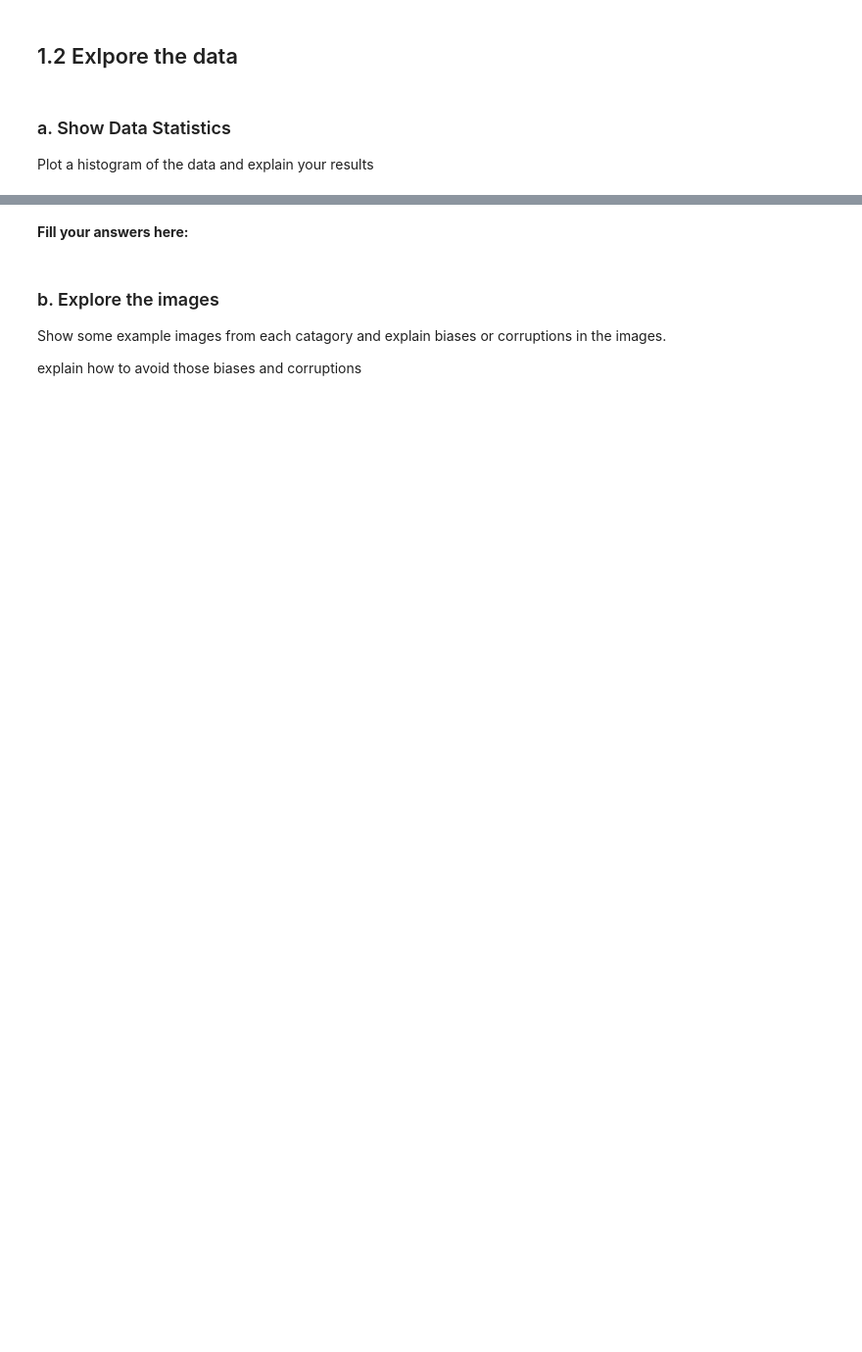
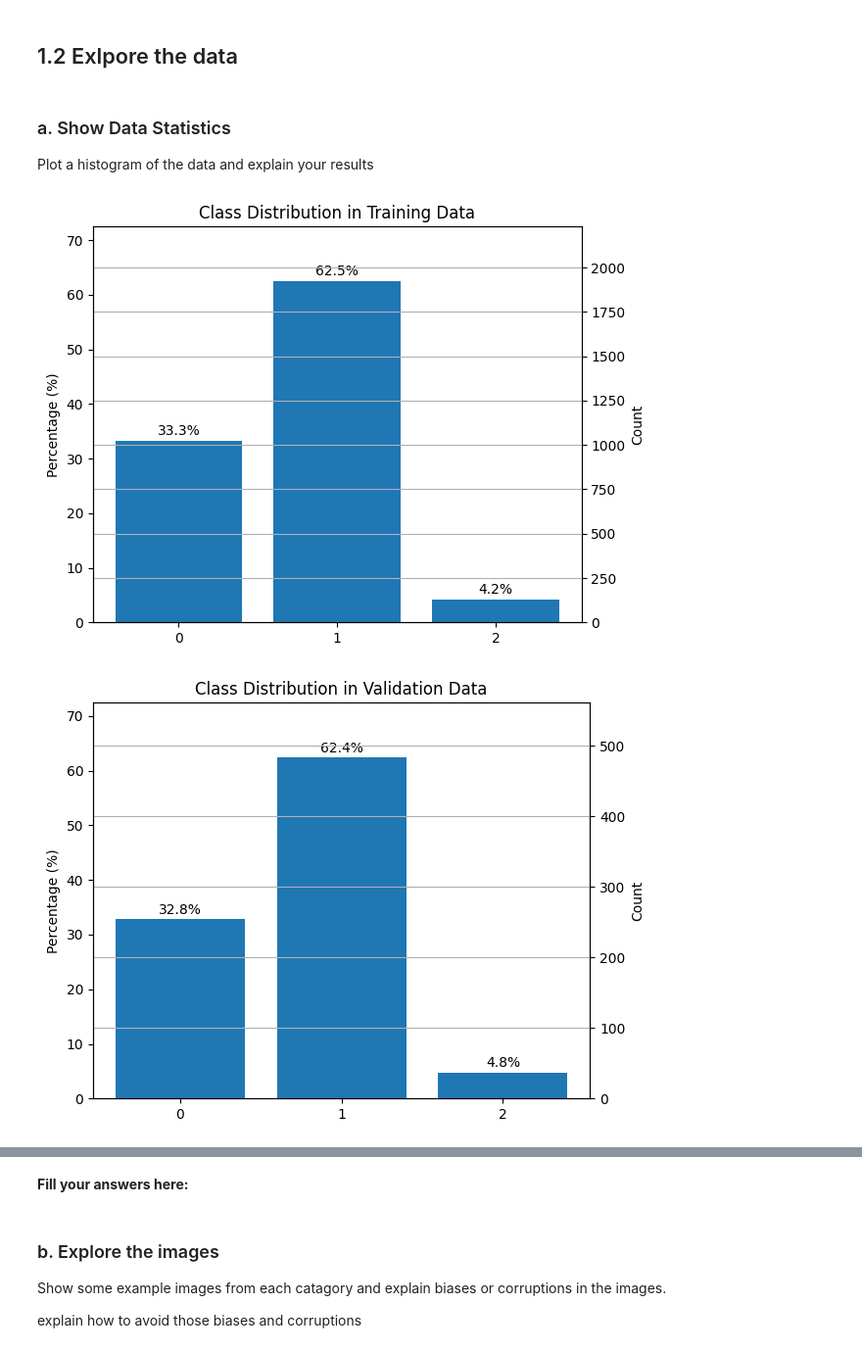
Before and after one commit to amirnadaBGU/deeplearningEE_hw2, a Jupyter notebook: Assignment_2_COVID_19.ipynb, the cells around one changed output, grey strips where cells are left out. Shown at 98% size. Drawn from its saved outputs; the diff is of its cells as text; code cells hidden in the pictures; blank space fills up the shorter version.

Commit message:
SEIF 2 TRAINING WELL

```diff
--- a/Assignment_2_COVID_19.ipynb
+++ b/Assignment_2_COVID_19.ipynb
@@ -259,10 +264,16 @@ filtered_db_covid.head(30)
 split the data into train and test data.
 # %%
 from sklearn.model_selection import train_test_split
+seed=323
 X = filtered_db_covid['filepath']  # features
 Y = filtered_db_covid['finding']   # target
 
-# Split: 80% train, 20% test
-X_train, X_test, Y_train, Y_test = train_test_split(X, Y, test_size=0.2)
-print(X_train.shape, X_test.shape)
+# Split: 60% train,20% validation, 20% test
+# Step 1: Split into 80% train+val and 20% test
+X_temp_covid, X_test_covid, Y_temp_covid, Y_test_covid = train_test_split(X, Y, test_size=0.1, random_state=seed, stratify=Y)
+
+# Step 2: Split the 80% into 60% train and 20% val
+X_train_covid, X_val_covid, Y_train_covid, Y_val_covid = train_test_split(X_temp_covid, Y_temp_covid, test_size=0.22, random_state=seed, stratify=Y_temp_covid)
+
+print(f"Train: {X_train_covid.shape}, Validation: {X_val_covid.shape}, Test: {X_test_covid.shape}")
 # %% [output]
@@ -381,4 +447,7 @@ finding_to_label = {'NORMAL':0,
  'BACTERIA':1,
  'Pneumonia/Viral/COVID-19':2}
 label_to_finding = {v: k for k, v in finding_to_label.items()}
-### Fill in your code
+
+Y_train_combined = Y_train_combined.map(finding_to_label)
+Y_val_combined = Y_val_combined.map(finding_to_label)
+print(Y_train_combined.shape, Y_val_combined.shape, Y_test_combined.shape)
@@ -391,0 +461,33 @@ Plot a histogram of the data and explain your results
+# %%
+def plot_categories_histogram(series, header):
+    counts = series.value_counts().sort_index()
+    percentages = counts / counts.sum() * 100
+
+    fig, ax1 = plt.subplots()
+
+    # Plot percentage bars on primary y-axis (left)
+    bars = ax1.bar(counts.index.astype(str), percentages)
+    ax1.set_ylabel("Percentage (%)")
+    ax1.set_ylim(0, max(percentages) + 10)
+    ax1.set_title("Class Distribution in " + header)
+
+    # Add percentage labels on top of bars
+    for i, (count, pct) in enumerate(zip(counts, percentages)):
+        ax1.text(i, pct + 1, f"{pct:.1f}%", ha='center')
+
+    # Secondary y-axis for absolute counts (right)
+    ax2 = ax1.twinx()
+    ax2.set_ylabel("Count")
+    ax2.set_ylim(0, max(counts) * 1.1)  # Match relative scaling
+
+    plt.grid(axis='y')
+    plt.xticks(rotation=0)
+    plt.tight_layout()
+    plt.show()
+
+plot_categories_histogram(Y_train_combined, "Training Data")
+plot_categories_histogram(Y_val_combined, "Validation Data")
+plot_categories_histogram(Y_test_combined, "Test Data")
+# %% [output]
+[figure, added]
+[figure, added]
```
Also changed, not shown: parts of 28 cells of this notebook.
